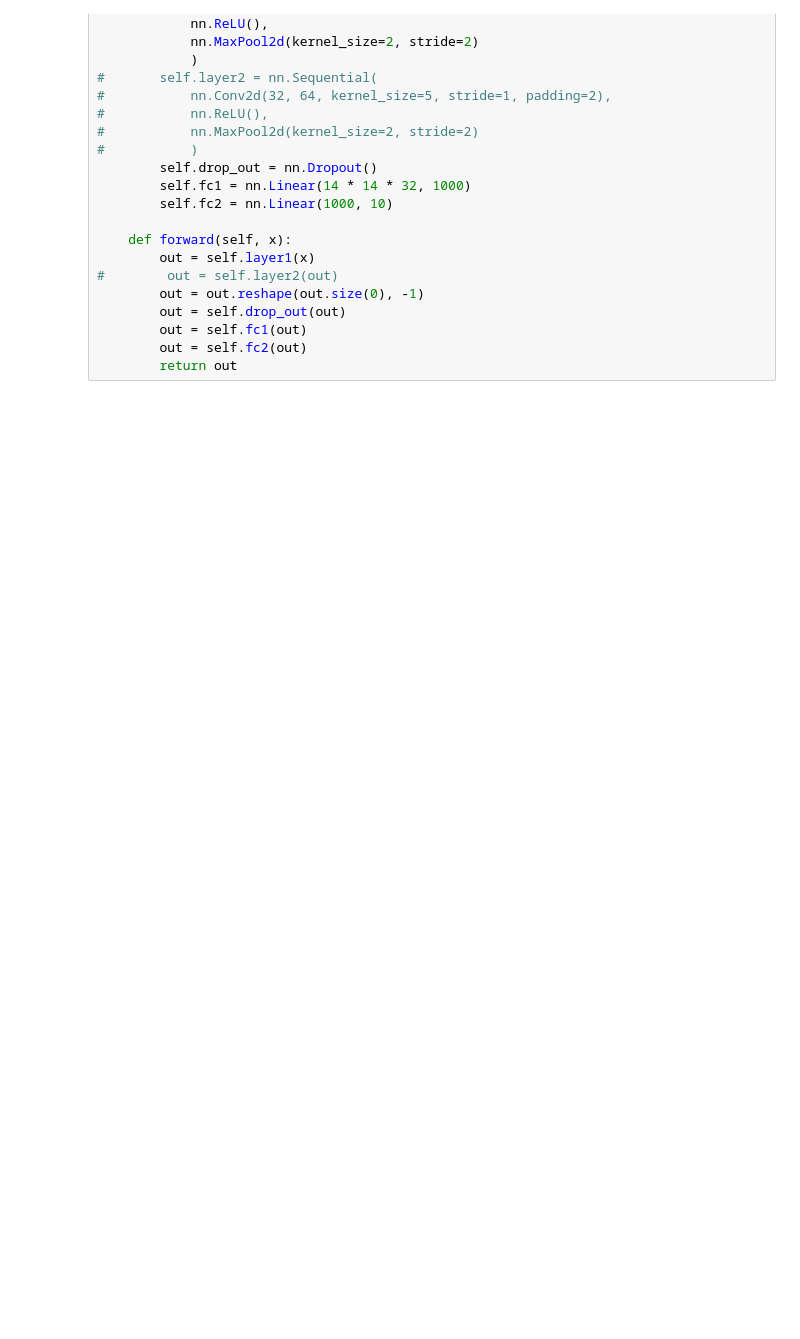
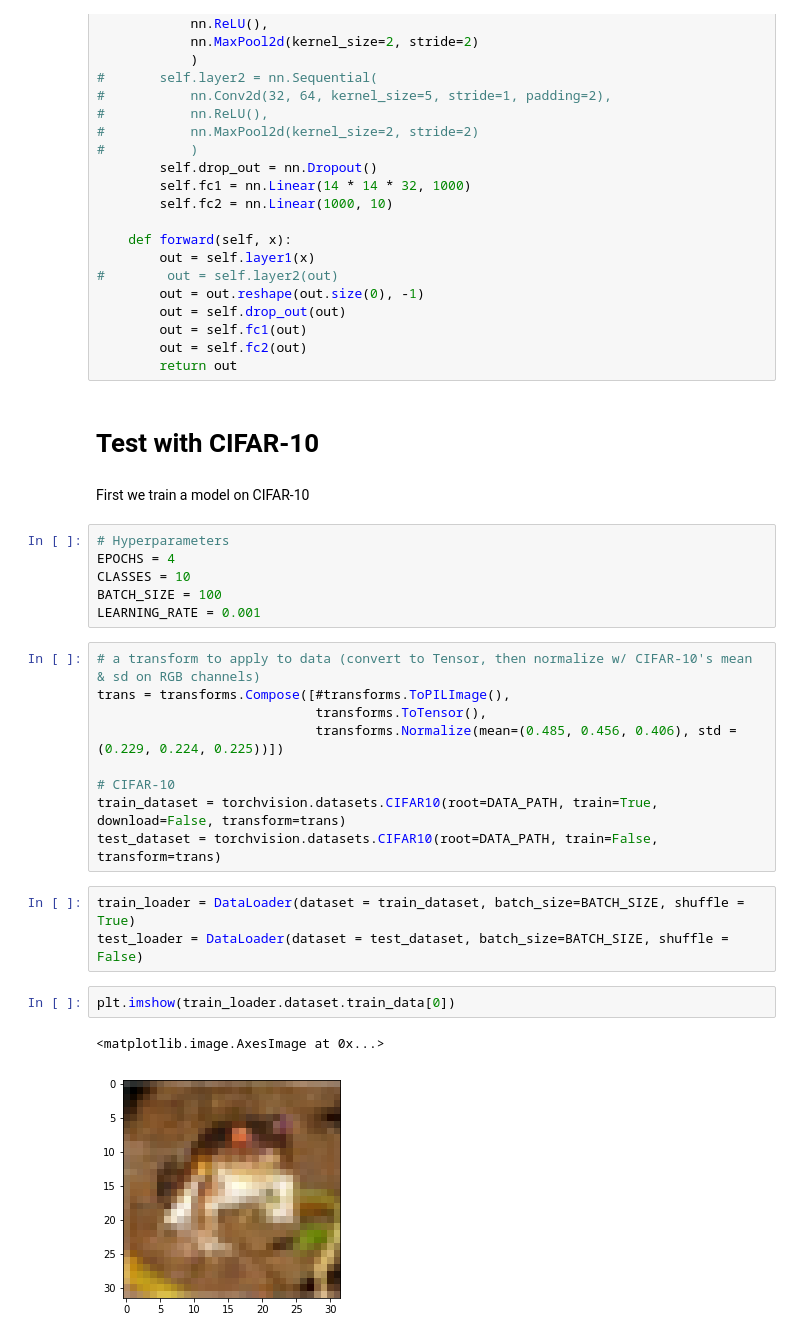
Before and after one commit to tyleryzhu/pallas-starter-project, a Jupyter notebook: pallas_start_proj3.ipynb, the cells around one changed output. Saved outputs shown, nothing was run; the diff lists cells and outputs as text; blank space fills up the shorter version.

Commit message:
Finish testing on CIFAR-10

```diff
--- a/pallas_start_proj3.ipynb
+++ b/pallas_start_proj3.ipynb
@@ -376,3 +605,30 @@ class ShiftConvNet(nn.Module):
         out = self.fc1(out)
         out = self.fc2(out)
         return out
+# %% [markdown]
+# Test with CIFAR-10
+# %% [markdown]
+First we train a model on CIFAR-10
+# %%
+# Hyperparameters
+EPOCHS = 4
+CLASSES = 10
+BATCH_SIZE = 100
+LEARNING_RATE = 0.001
+# %%
+# a transform to apply to data (convert to Tensor, then normalize w/ CIFAR-10's mean & sd on RGB channels)
+trans = transforms.Compose([#transforms.ToPILImage(),
+                            transforms.ToTensor(),
+                            transforms.Normalize(mean=(0.485, 0.456, 0.406), std = (0.229, 0.224, 0.225))])
+
+# CIFAR-10
+train_dataset = torchvision.datasets.CIFAR10(root=DATA_PATH, train=True, download=False, transform=trans)
+test_dataset = torchvision.datasets.CIFAR10(root=DATA_PATH, train=False, transform=trans)
+# %%
+train_loader = DataLoader(dataset = train_dataset, batch_size=BATCH_SIZE, shuffle = True)
+test_loader = DataLoader(dataset = test_dataset, batch_size=BATCH_SIZE, shuffle = False)
+# %%
+plt.imshow(train_loader.dataset.train_data[0])
+# %% [output]
+<matplotlib.image.AxesImage at 0x...>
+[figure, added]
```
Also changed, not shown: parts of 34 cells of this notebook.
